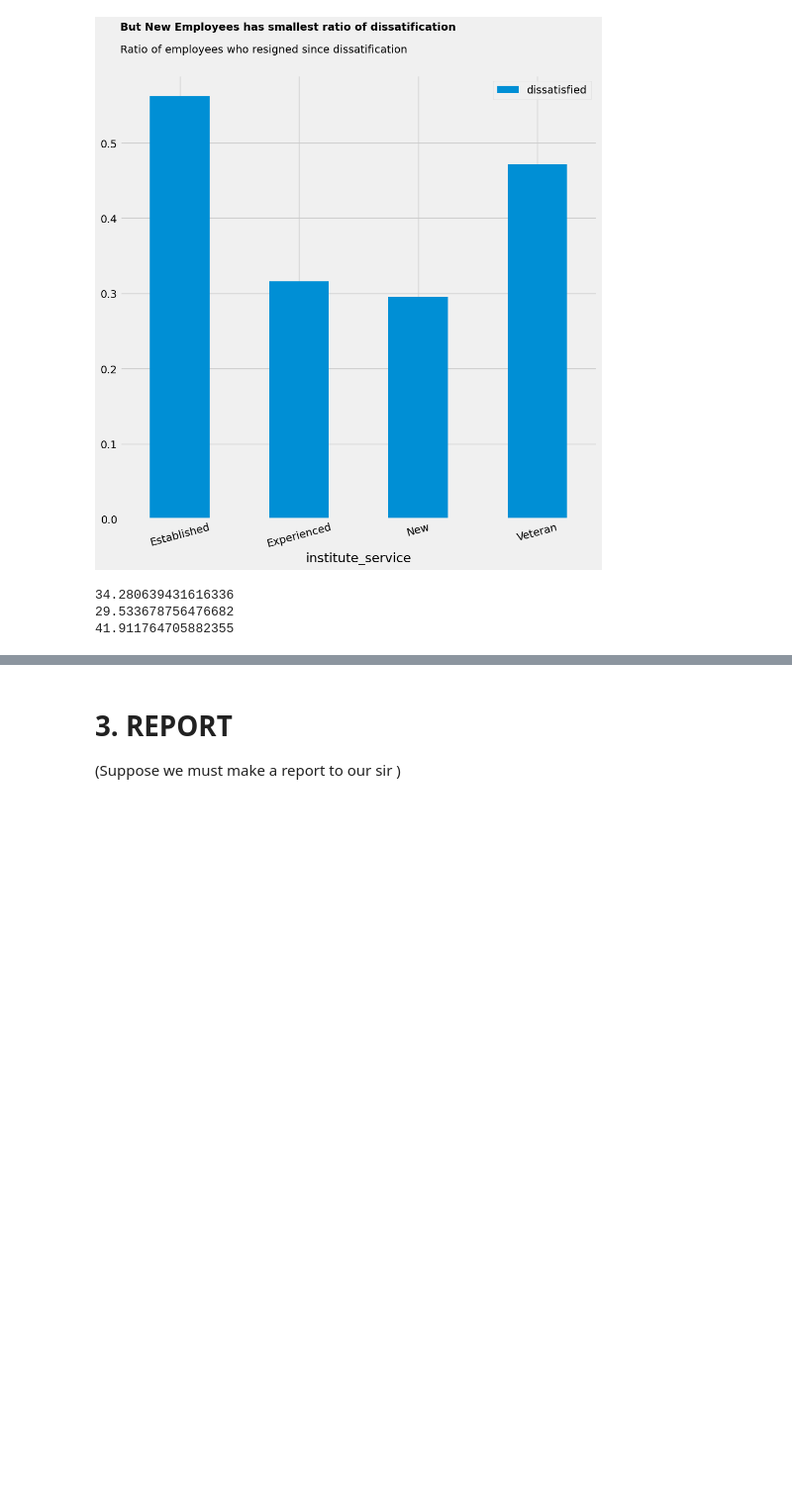
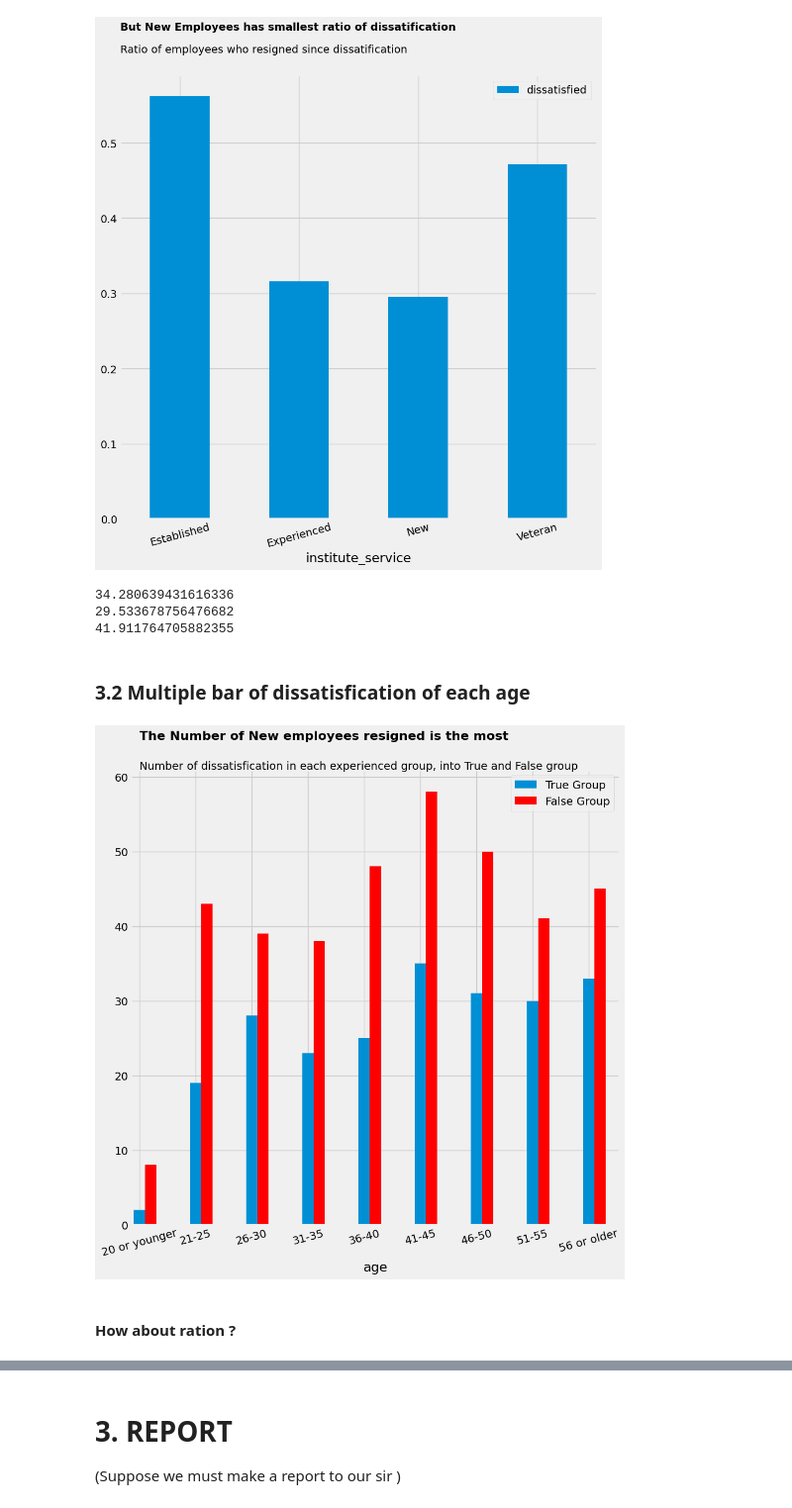
Before and after one commit to Vannguyen25/Guided-Project-Clean-and-Analyze-Employee-Exit-Surveys, a Jupyter notebook: Clean and analyze employee exit surveys.ipynb, the cells around one changed output, grey strips where cells are left out. Shown at 99% size. Saved outputs shown, nothing was run; the diff lists cells and outputs as text; code cells hidden in the pictures; blank space fills up the shorter version.

```diff
--- a/Clean and analyze employee exit surveys.ipynb
+++ b/Clean and analyze employee exit surveys.ipynb
@@ -676,3 +707,22 @@ print(ratio_of_new_employess_dissatified_vs_non)
 34.280639431616336
 29.533678756476682
 41.911764705882355
+# %% [markdown]
+### 3.2 Multiple bar of dissatisfication of each age
+# %%
+size_group = data_final.groupby("age")["dissatisfied"].size()
+true_group = data_final.groupby("age")["dissatisfied"].sum()
+false_group = size_group - true_group
+# %%
+fig, ax = plt.subplots(figsize = (10,10))
+true_group.plot.bar( width = 0.2, label = "True Group")
+false_group.plot.bar( width = 0.2, position = -0.5, color = "red", label = "False Group")
+plt.legend()
+plt.xticks(rotation = 15)
+ax.text(s = "The Number of New employees resigned is the most", x = 0, y= 65, weight = "bold", fontsize = 16)
+ax.text(s = "Number of dissatisfication in each experienced group, into True and False group", x = 0, y= 61, fontsize = 14)
+plt.show()
+# %% [output]
+[figure, added]
+# %% [markdown]
+#### How about ration ?
```
Also changed, not shown: parts of 17 cells of this notebook.
